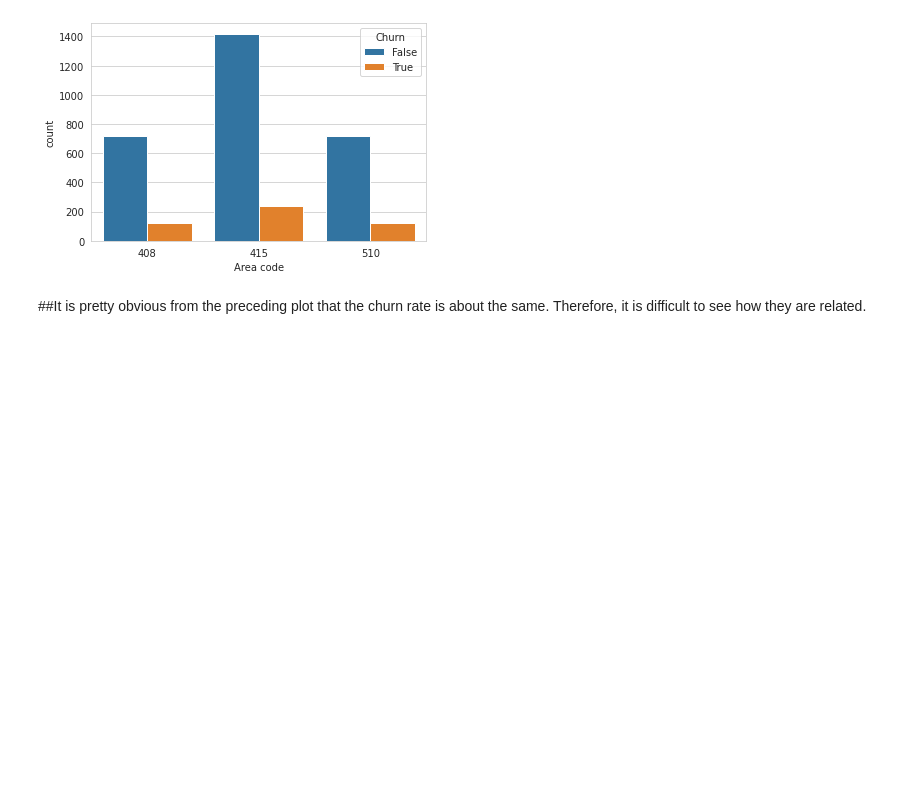
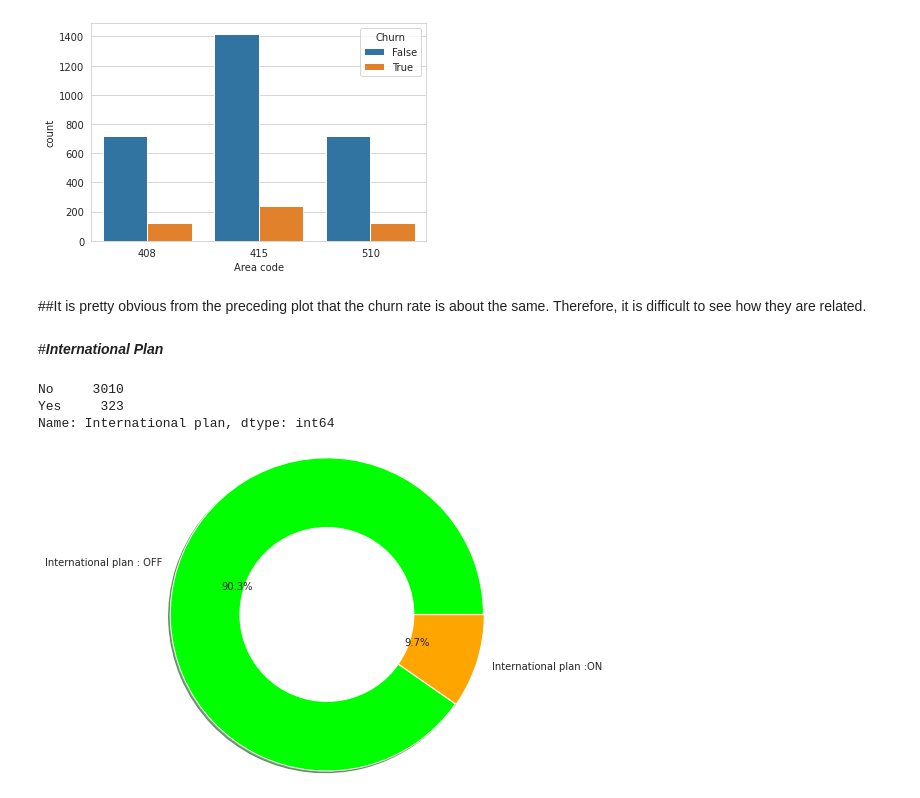
Before and after one commit to PUNEETSUBHANJI/Exploratory-Data-Analysis-of-churn-dataset, a Jupyter notebook: EDA_Telecom_Churn_analysis.ipynb, the cells around one changed output. Saved outputs shown, nothing was run; the diff lists cells and outputs as text; code cells hidden in the pictures; blank space fills up the shorter version.

```diff
--- a/EDA_Telecom_Churn_analysis.ipynb
+++ b/EDA_Telecom_Churn_analysis.ipynb
@@ -251,3 +251,25 @@ plt.show()
 [figure]
 # %% [markdown]
 ##It is pretty obvious from the preceding plot that the churn rate is about the same. Therefore, it is difficult to see how they are related.
+# %% [markdown]
+#***International Plan***
+# %%
+# calculate count of customer with and without international plan
+tele_churn_df['International plan'].value_counts()
+# %% [output]
+No     3010
+Yes     323
+Name: International plan, dtype: int64
+# %%
+# donut chart of customer with international plan ON/OFF
+data = tele_churn_df['International plan'].value_counts()
+explode = (0,0.01)
+plt.pie(data,explode = explode,autopct = '%1.1f%%', shadow = True, radius = 1.8,
+        labels= ['International plan : OFF','International plan :ON'],
+        colors = ['lime','orange'])
+circle = plt.Circle( (0,0), 1, color='white')
+p=plt.gcf()
+p.gca().add_artist(circle)
+plt.show()
+# %% [output]
+[figure, added]
```
Also changed, not shown: parts of 3 cells of this notebook.
